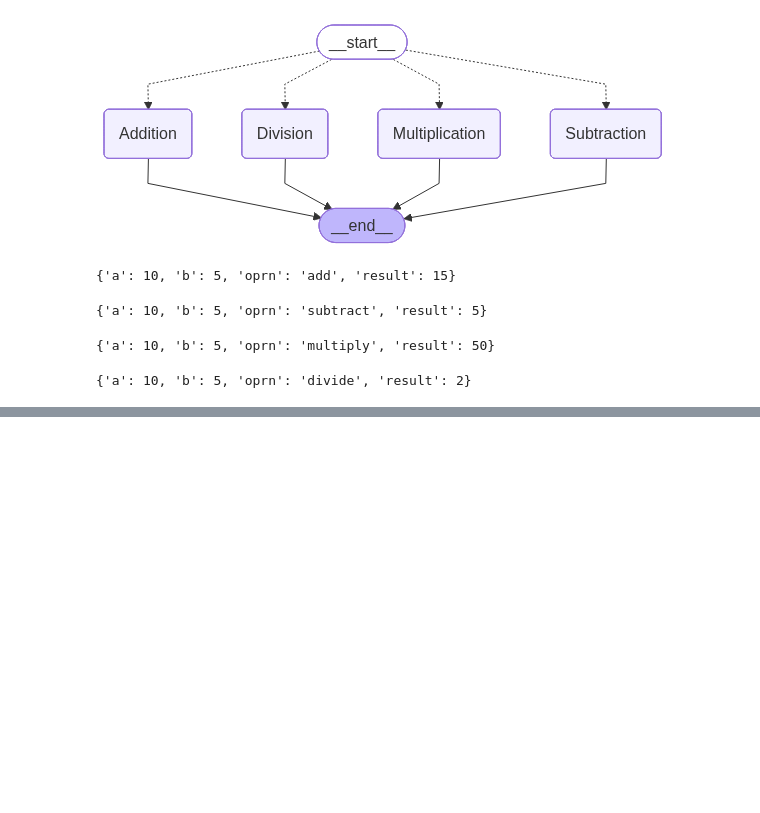
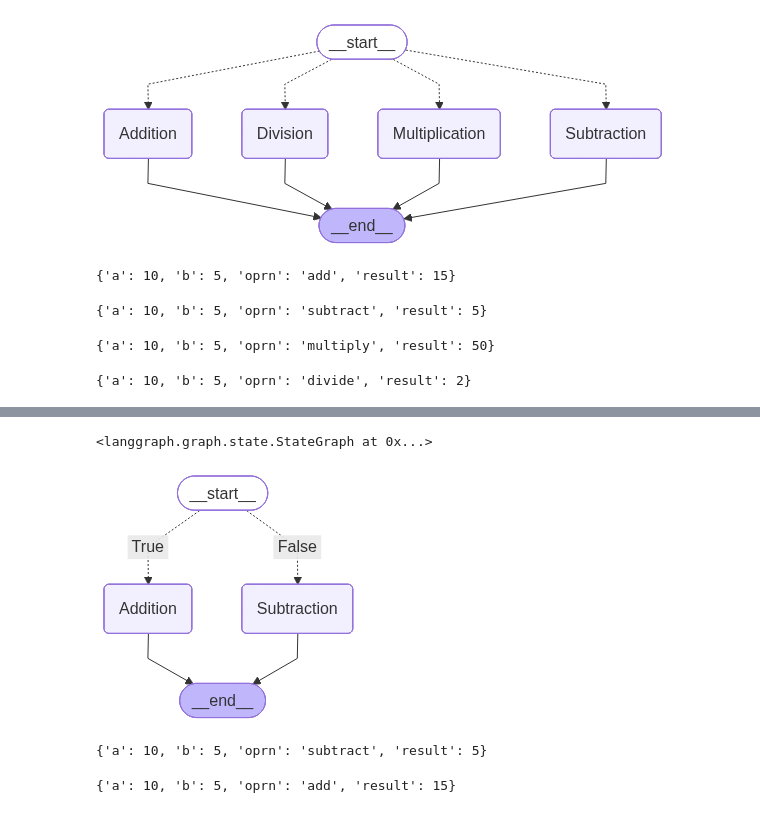
Before and after one commit to NiharikaRaoD/Agentic_AI, a Jupyter notebook: langgraph/mailtoner/gaps.ipynb, the cells around one changed output, grey strips where cells are left out. Drawn from its saved outputs; the diff is of its cells as text; code cells hidden in the pictures; blank space fills up the shorter version.

```diff
--- a/langgraph/mailtoner/gaps.ipynb
+++ b/langgraph/mailtoner/gaps.ipynb
@@ -246,0 +288,33 @@ math_graph.add_edge("Division", END)
+# %%
+new_math_graph = StateGraph(New_Math)
+new_math_graph.add_node("Addition", add)
+new_math_graph.add_node("Subtraction", subtract)
+new_math_graph.add_conditional_edges(
+    START,
+    lambda s: True if s['oprn'] == 'add' else False,
+    {
+        True: 'Addition',
+        False: 'Subtraction'
+    })
+new_math_graph.add_edge("Addition", END)
+new_math_graph.add_edge("Subtraction", END)
+# %% [output]
+<langgraph.graph.state.StateGraph at 0x...>
+# %%
+new_graph = new_math_graph.compile()
+# %%
+display(Image(new_graph.get_graph().draw_mermaid_png()))
+# %% [output]
+[figure, added]
+# %%
+state = Math(a=10, b=5, oprn='subtract')
+result = new_graph.invoke(state)
+print(result)
+# %% [output]
+{'a': 10, 'b': 5, 'oprn': 'subtract', 'result': 5}
+# %%
+state = Math(a=10, b=5, oprn='add')
+result = new_graph.invoke(state)
+print(result)
+# %% [output]
+{'a': 10, 'b': 5, 'oprn': 'add', 'result': 15}
```
Also changed, not shown: parts of 14 cells of this notebook.
